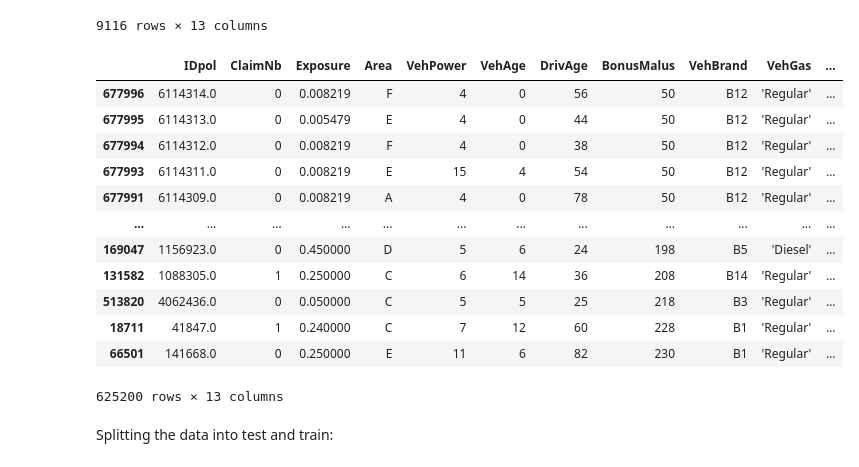
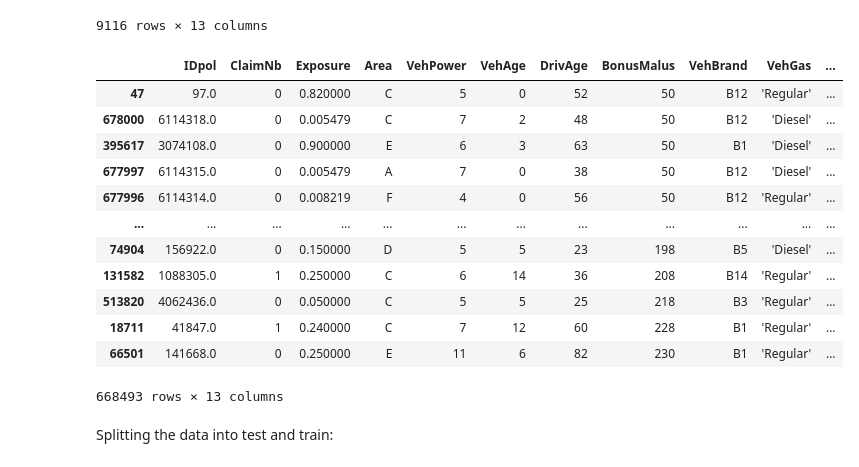
Before and after one commit to ollielloyd412/claims-modelling, a Jupyter notebook: notebooks/tableformatting.ipynb, the cells around one changed output. Drawn from its saved outputs; the diff is of its cells as text; code cells hidden in the pictures.

```diff
--- a/notebooks/tableformatting.ipynb
+++ b/notebooks/tableformatting.ipynb
@@ -44,29 +44,29 @@ df.loc[
 # %%
 # Cleaning the dataset
 
 df = df[df["Exposure"] <= 1] # removes rows where Exposure is greater than 1, as it is a one-year dataset
-df = df[df["VehAge"] <= 15] # removes rows where VehAge is greater than 15, as these are considered outliers
+df = df[df["VehAge"] <= 20] # removes rows where VehAge is greater than 20, as these are considered outliers
 df = df[df["ClaimNb"] <= 4] # removes rows where ClaimNb is greater than 4, as these are considered outliers
 df.loc[
     (df["TotalClaimAmount"] == 0) & (df["ClaimNb"] > 0),
     "ClaimNb"
 ] = 0  # removes rows where TotalClaimAmount is 0 but ClaimNb is greater than 0, as these are considered invalid
 
 df.sort_values(by="BonusMalus")
 # %% [output]
 |  | IDpol | ClaimNb | Exposure | Area | VehPower | VehAge | DrivAge | BonusMalus | VehBrand | VehGas | ... |
+| 47 | 97.0 | 0 | 0.820000 | C | 5 | 0 | 52 | 50 | B12 | 'Regular' | ... |
+| 678000 | 6114318.0 | 0 | 0.005479 | C | 7 | 2 | 48 | 50 | B12 | 'Diesel' | ... |
+| 395617 | 3074108.0 | 0 | 0.900000 | E | 6 | 3 | 63 | 50 | B1 | 'Diesel' | ... |
+| 677997 | 6114315.0 | 0 | 0.005479 | A | 7 | 0 | 38 | 50 | B12 | 'Diesel' | ... |
 | 677996 | 6114314.0 | 0 | 0.008219 | F | 4 | 0 | 56 | 50 | B12 | 'Regular' | ... |
-| 677995 | 6114313.0 | 0 | 0.005479 | E | 4 | 0 | 44 | 50 | B12 | 'Regular' | ... |
-| 677994 | 6114312.0 | 0 | 0.008219 | F | 4 | 0 | 38 | 50 | B12 | 'Regular' | ... |
-| 677993 | 6114311.0 | 0 | 0.008219 | E | 15 | 4 | 54 | 50 | B12 | 'Regular' | ... |
-| 677991 | 6114309.0 | 0 | 0.008219 | A | 4 | 0 | 78 | 50 | B12 | 'Regular' | ... |
 | ... | ... | ... | ... | ... | ... | ... | ... | ... | ... | ... | ... |
-| 169047 | 1156923.0 | 0 | 0.450000 | D | 5 | 6 | 24 | 198 | B5 | 'Diesel' | ... |
+| 74904 | 156922.0 | 0 | 0.150000 | D | 5 | 5 | 23 | 198 | B5 | 'Diesel' | ... |
 | 131582 | 1088305.0 | 1 | 0.250000 | C | 6 | 14 | 36 | 208 | B14 | 'Regular' | ... |
 | 513820 | 4062436.0 | 0 | 0.050000 | C | 5 | 5 | 25 | 218 | B3 | 'Regular' | ... |
 | 18711 | 41847.0 | 1 | 0.240000 | C | 7 | 12 | 60 | 228 | B1 | 'Regular' | ... |
 | 66501 | 141668.0 | 0 | 0.250000 | E | 11 | 6 | 82 | 230 | B1 | 'Regular' | ... |
-625200 rows × 13 columns
+668493 rows × 13 columns
 # %% [markdown]
 Splitting the data into test and train:
 # %%
```
Also changed, not shown: parts of 8 cells of this notebook, 7 other files.
